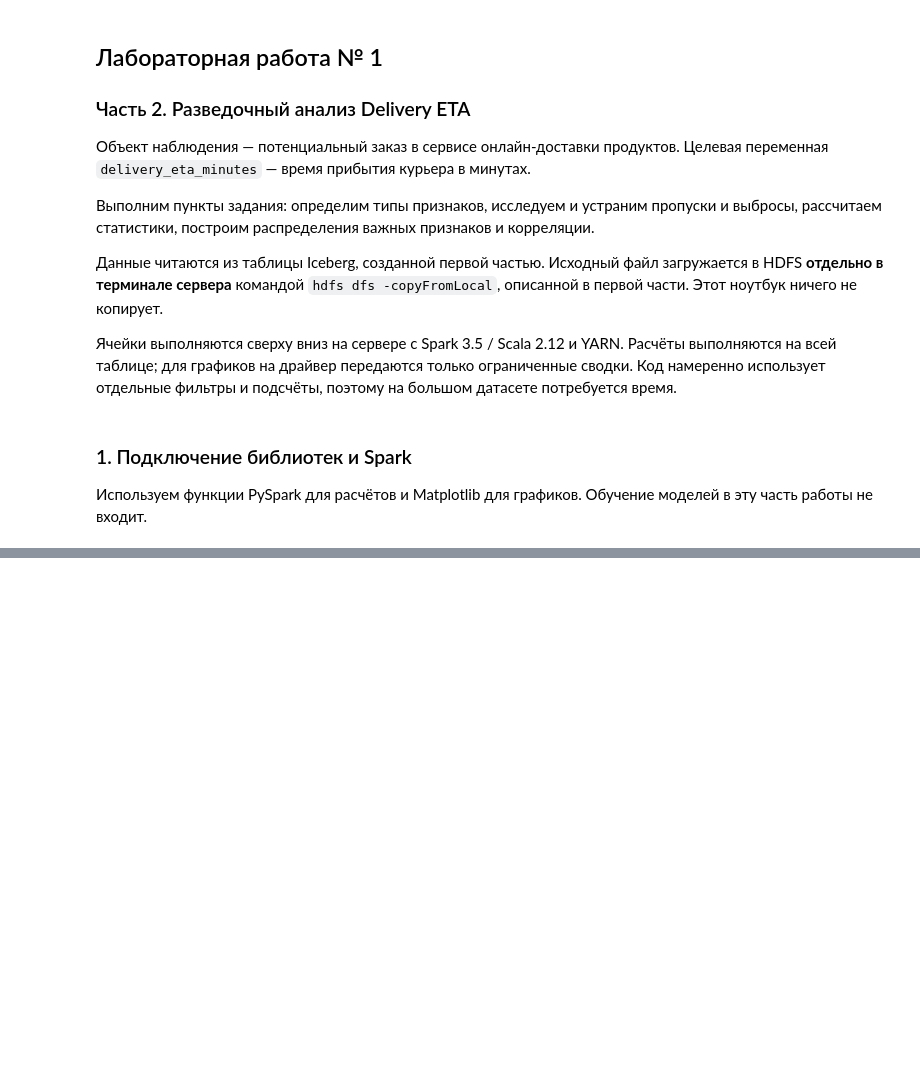
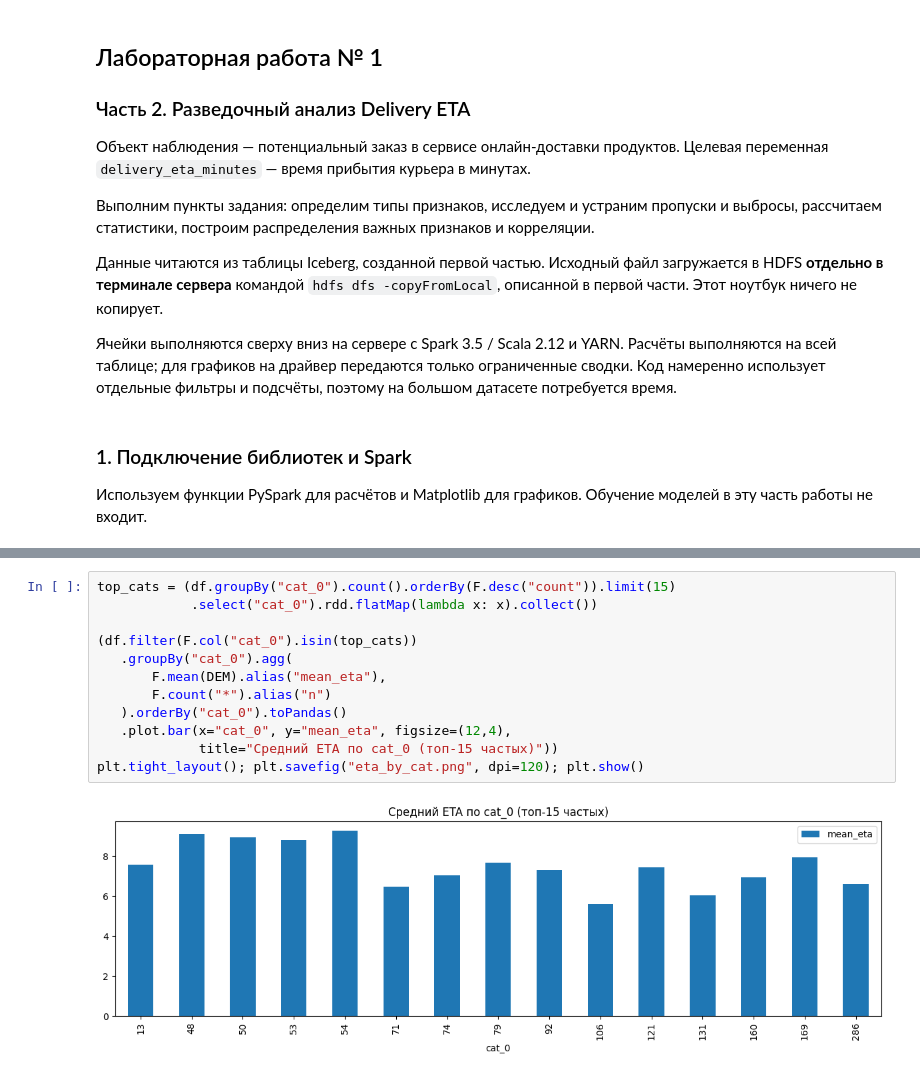
Before and after one commit to ArtemKeety/SOBD, a Jupyter notebook: 2_Exploratory_analysis.ipynb, the cells around one changed output, grey strips where cells are left out. Saved outputs shown, nothing was run; the diff lists cells and outputs as text; blank space fills up the shorter version.

```diff
--- a/2_Exploratory_analysis.ipynb
+++ b/2_Exploratory_analysis.ipynb
@@ -944,0 +525,14 @@ spark.stop()  # Освобождаем ресурсы приложения на
+# %%
+top_cats = (df.groupBy("cat_0").count().orderBy(F.desc("count")).limit(15)
+            .select("cat_0").rdd.flatMap(lambda x: x).collect())
+
+(df.filter(F.col("cat_0").isin(top_cats))
+   .groupBy("cat_0").agg(
+       F.mean(DEM).alias("mean_eta"),
+       F.count("*").alias("n")
+   ).orderBy("cat_0").toPandas()
+   .plot.bar(x="cat_0", y="mean_eta", figsize=(12,4),
+             title="Средний ETA по cat_0 (топ-15 частых)"))
+plt.tight_layout(); plt.savefig("eta_by_cat.png", dpi=120); plt.show()
+# %% [output]
+[figure, added]
```
Also changed, not shown: parts of 78 cells of this notebook, 1 other file.
